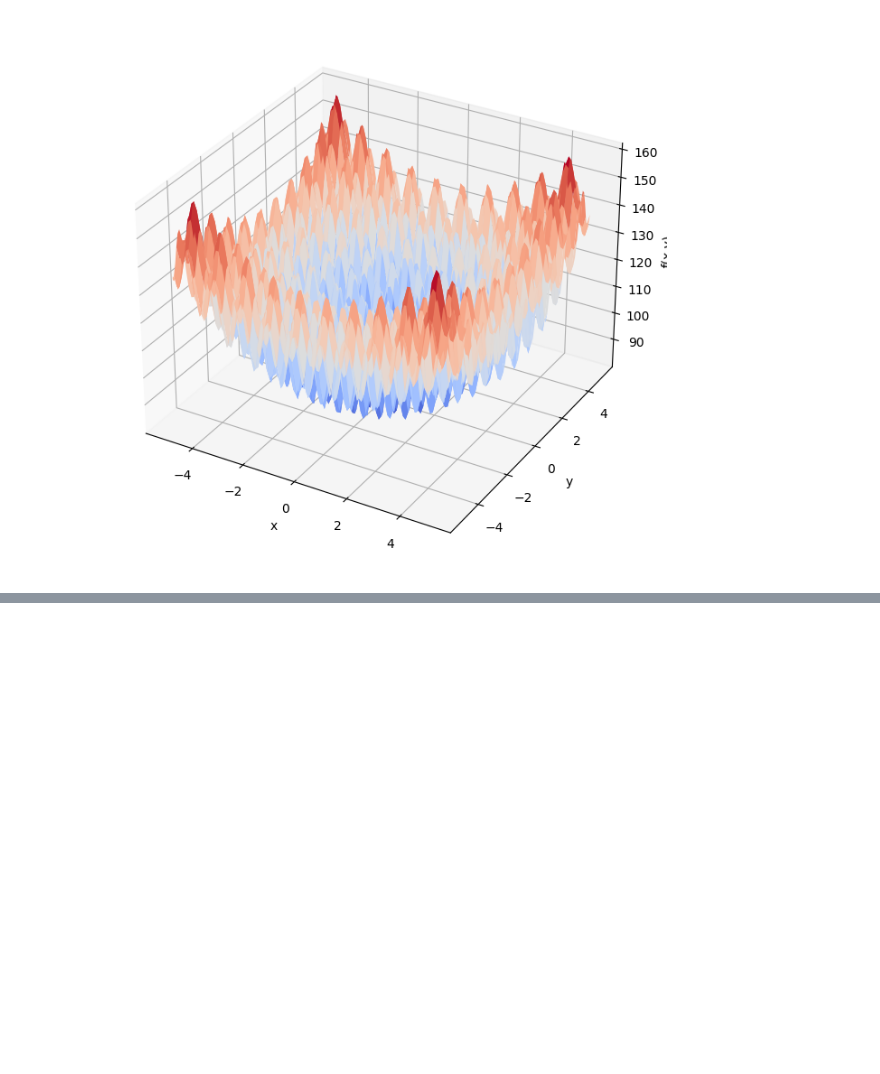
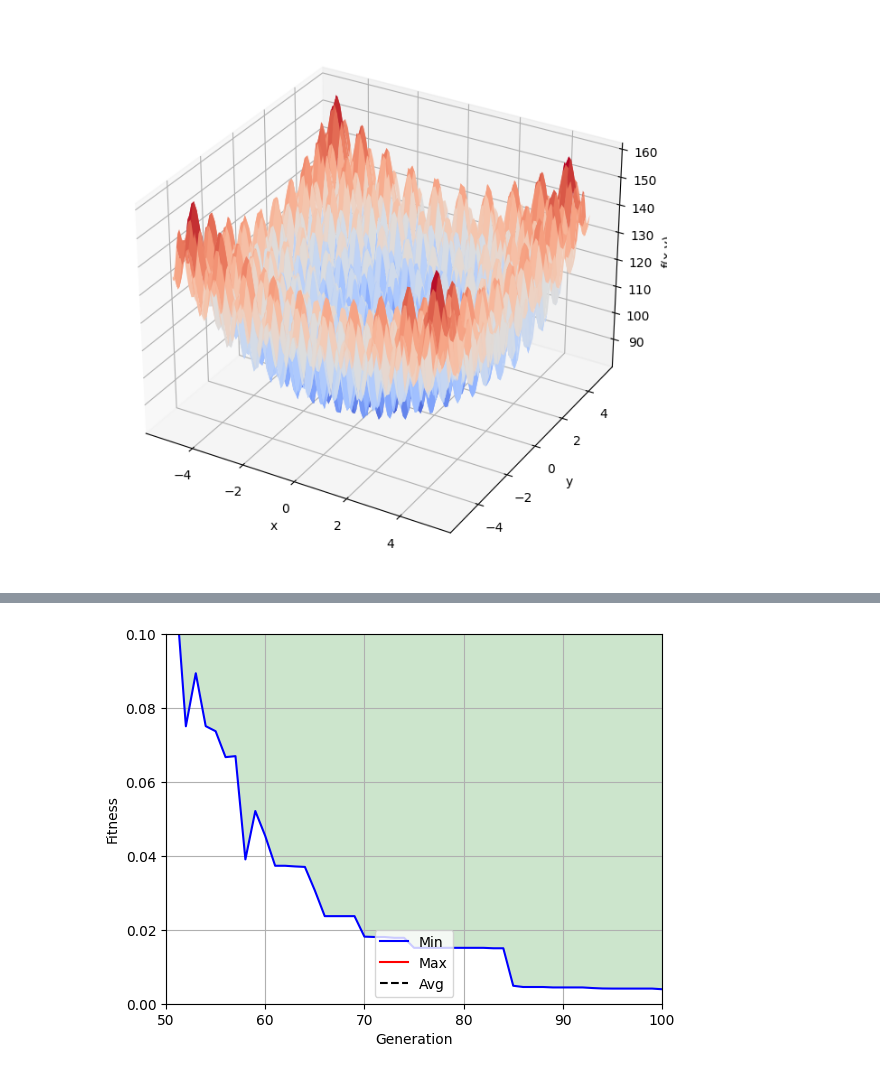
Before and after one commit to mpoyatos/APRENDIZAJE_AUTOMATICO_23_24, a Jupyter notebook: ALGORITMO GENETICO/Problema_Sencillo_AG.ipynb, the cells around one changed output, grey strips where cells are left out. Cells and saved outputs as stored; diff of their text form; code cells hidden in the pictures; blank space fills up the shorter version.

```diff
--- a/ALGORITMO GENETICO/Problema_Sencillo_AG.ipynb
+++ b/ALGORITMO GENETICO/Problema_Sencillo_AG.ipynb
@@ -1267,0 +1301,19 @@ Mejor individuo [-0.00036596075997781877, 0.0057431038697023495, -0.004042629790
+# %%
+gen = log.select("gen")
+fit_mins = log.select("min")
+fit_maxs = log.select("max")
+fit_ave = log.select("avg")
+
+fig, ax1 = plt.subplots()
+ax1.plot(gen, fit_mins, "b")
+ax1.plot(gen, fit_maxs, "r")
+ax1.plot(gen, fit_ave, "--k")
+ax1.fill_between(gen, fit_mins, fit_maxs, facecolor='g', alpha = 0.2)  #where=fit_maxs >= fit_mins
+ax1.set_xlabel("Generation")
+ax1.set_ylabel("Fitness")
+ax1.set_xlim([50, 100])
+ax1.set_ylim([0, 0.1])
+ax1.legend(["Min", "Max", "Avg"], loc="lower center")
+plt.grid(True)
+plt.savefig("Convergencia.eps", dpi = 300)
+# %% [output]
@@ -1268,3 +1321,4 @@ Mejor individuo [-0.00036596075997781877, 0.0057431038697023495, -0.004042629790
+[figure, added]
 # %%
 # Inicializamos la lista de las soluciones. Almacenaremos el fitness
 # del mejor individuo de cada intento del algoritmo genético
```
Also changed, not shown: parts of 8 cells of this notebook.
